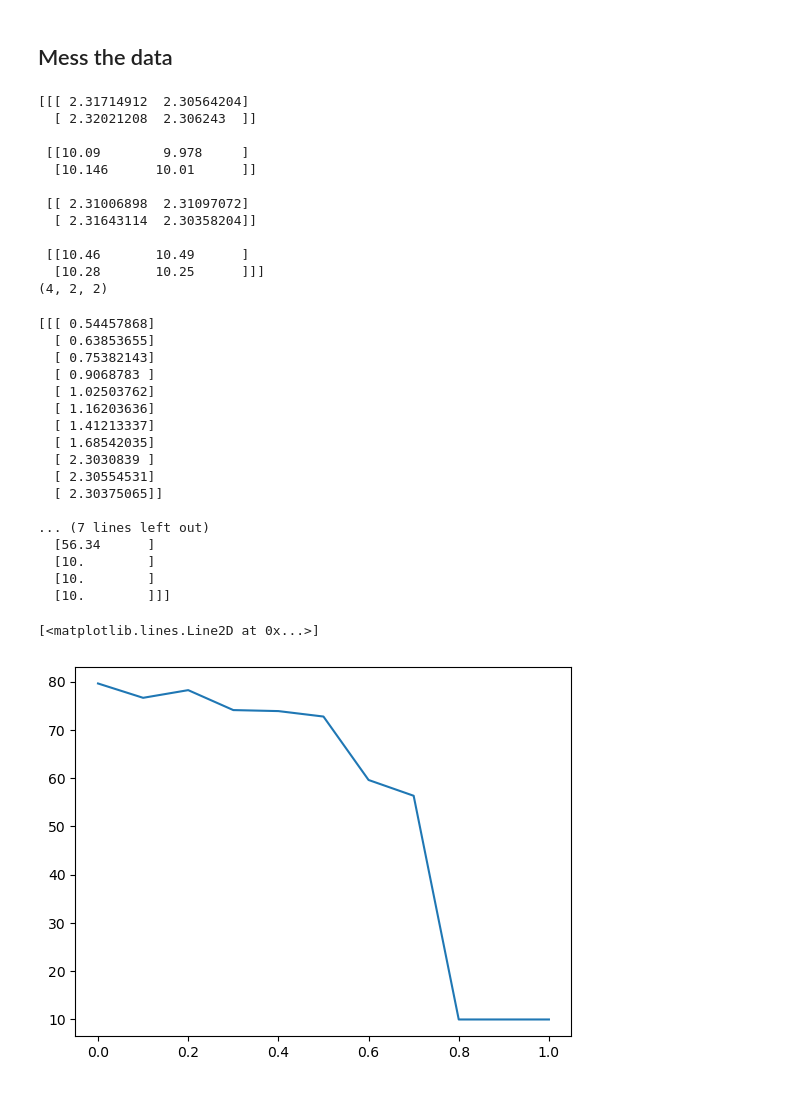
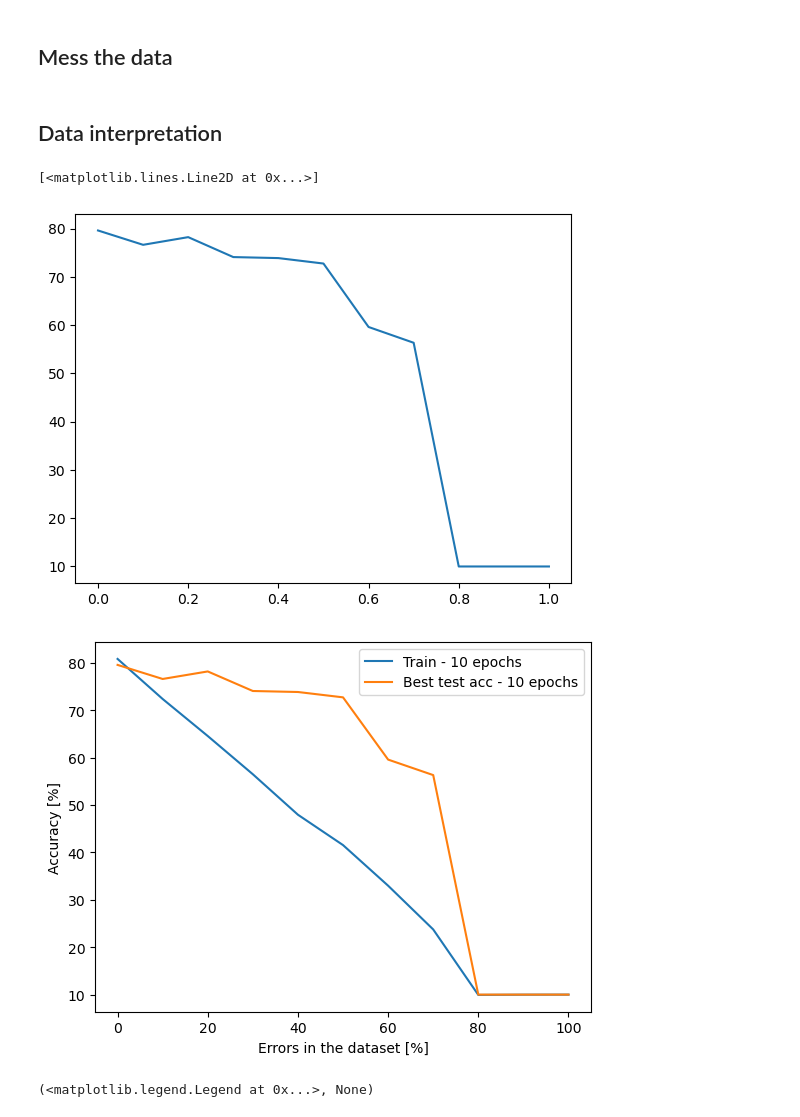
Before and after one commit to VadimCurca/STD-Project, a Jupyter notebook: project.ipynb, the cells around one changed output. Cells and saved outputs as stored; diff of their text form; code cells hidden in the pictures.

Commit message:
Data interpretation

```diff
--- a/project.ipynb
+++ b/project.ipynb
@@ -219,21 +228,2 @@ for error_rate in rate_errors:
-# %%
-import numpy as np
-
-buffer_train_val = np.array([train_loss_all, train_acc_all, val_loss_all, val_acc_all])
-buffer_test = np.array([test_loss_all, test_acc_all])
-
-buffer_train_val.tofile("buffer_train_val.numpy")
-buffer_test.tofile("buffer_test.numpy")
-# %% [output]
-[[[ 2.31714912  2.30564204]
-  [ 2.32021208  2.306243  ]]
-
- [[10.09        9.978     ]
-  [10.146      10.01      ]]
-
- [[ 2.31006898  2.31097072]
-  [ 2.31643114  2.30358204]]
-
- [[10.46       10.49      ]
-  [10.28       10.25      ]]]
-(4, 2, 2)
+# %% [markdown]
+## Data interpretation
@@ -240,32 +233,32 @@ buffer_test.tofile("buffer_test.numpy")
 # %%
-# buffer_train_val = np.fromfile("buffer_train_val.numpy")
 buffer_test = np.fromfile("fashionMnist_iteration1/buffer_test.numpy")
+buffer_test = buffer_test.reshape((2, len(rate_errors), 1))
 
-# buffer_train_val = buffer_train_val.reshape((4, 2, 2))
-buffer_test = buffer_test.reshape((2, 11, 1))
-# print(buffer_train_val)
-print(buffer_test)
+test_loss_all = buffer_test[0]
+test_acc_all = buffer_test[1]
 
-import matplotlib.pyplot as plt
-
-plt.plot(rate_errors, buffer_test[1])
+plt.plot(rate_errors, test_acc_all)
 # %% [output]
-[[[ 0.54457868]
-  [ 0.63853655]
-  [ 0.75382143]
-  [ 0.9068783 ]
-  [ 1.02503762]
-  [ 1.16203636]
-  [ 1.41213337]
-  [ 1.68542035]
-  [ 2.3030839 ]
-  [ 2.30554531]
-  [ 2.30375065]]
-
-... (7 lines left out)
-  [56.34      ]
-  [10.        ]
-  [10.        ]
-  [10.        ]]]
+[<matplotlib.lines.Line2D at 0x...>]
-[<matplotlib.lines.Line2D at 0x...>]
 [figure]
+# %%
+buffer_train_val = np.fromfile("fashionMnist_iteration1/buffer_train_val.numpy")
+buffer_train_val = buffer_train_val.reshape((4, len(rate_errors), num_epochs))
+
+train_loss_all = buffer_train_val[0]
+train_acc_all = buffer_train_val[1]
+val_loss_all = buffer_train_val[2]
+val_acc_all = buffer_train_val[3]
+
+best_train_acc = train_acc_all[:, -1]
+error_pergentage = np.multiply(rate_errors, 100)
+
+plt.plot(error_pergentage, best_train_acc, label='Train - 10 epochs')
+plt.plot(error_pergentage, test_acc_all, label='Best test acc - 10 epochs')
+plt.xlabel('Errors in the dataset [%]')
+plt.ylabel('Accuracy [%]')
+
+plt.legend(), plt.show()
+# %% [output]
+[figure, added]
+(<matplotlib.legend.Legend at 0x...>, None)
```
Also changed, not shown: parts of 2 cells of this notebook.
